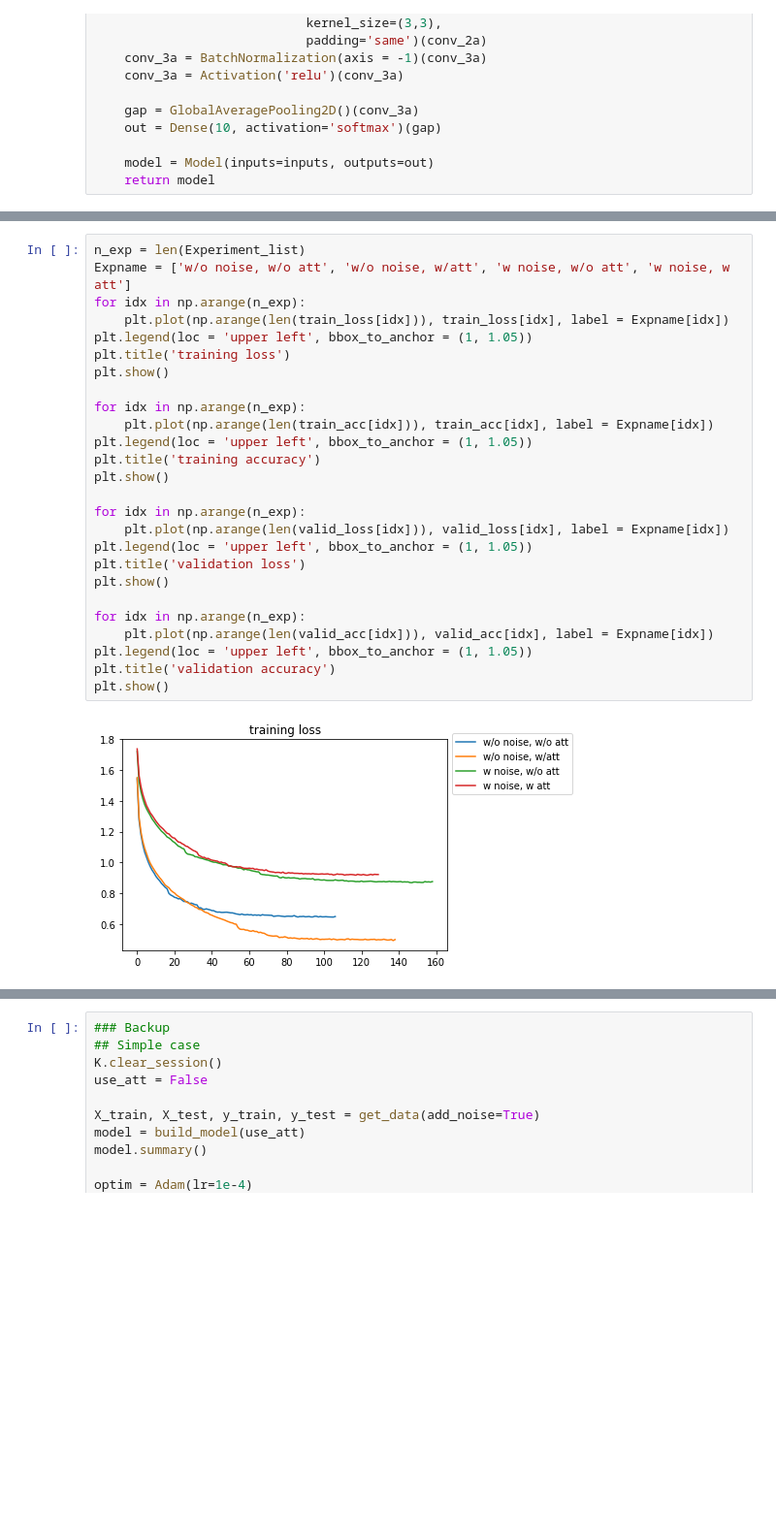
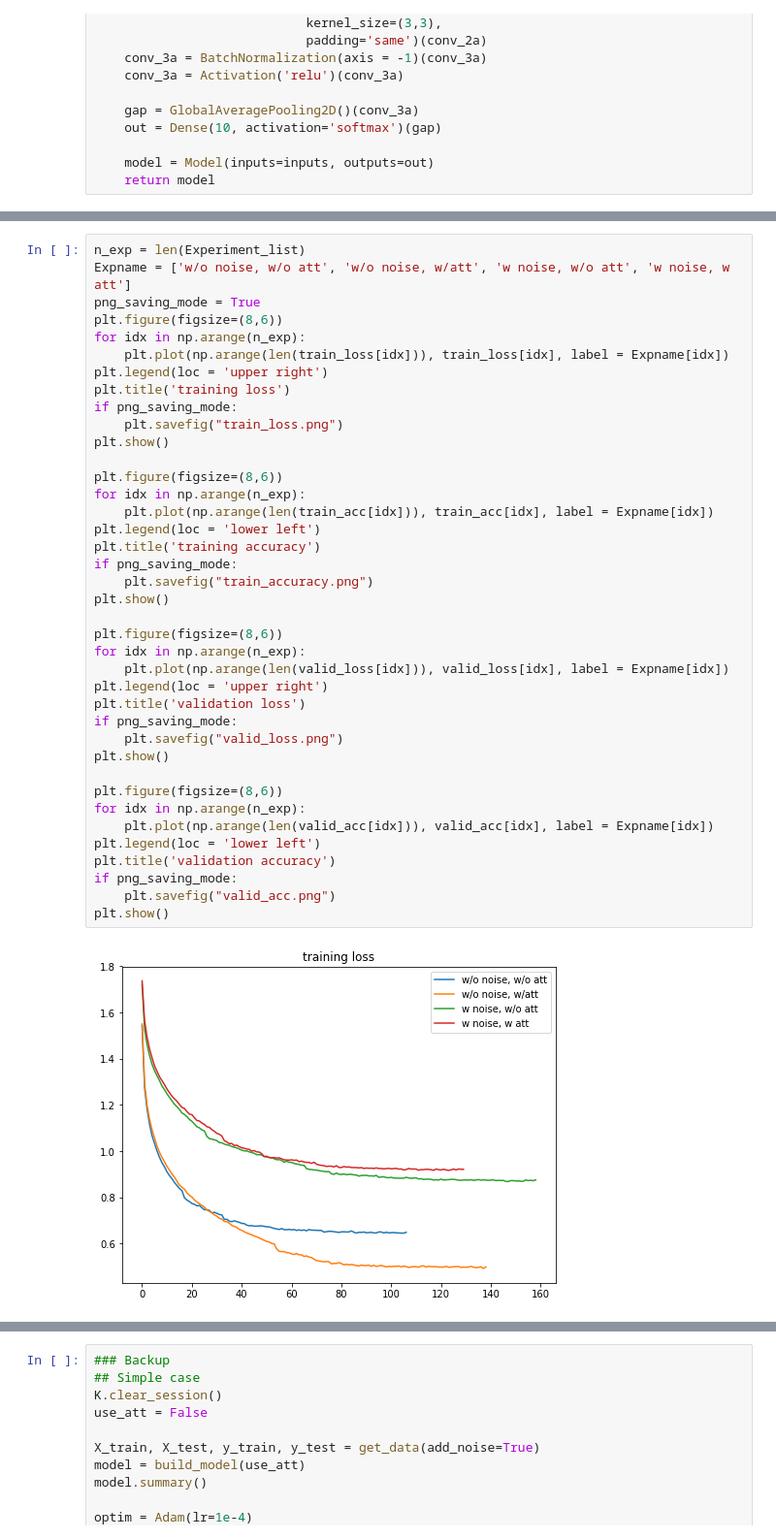
Before and after one commit to vashineyu/deep-learning-experiments, a Jupyter notebook: ImageClassification_with_Attention/simpleAttention_on_simpleNetwork.ipynb, the cells around one changed output, grey strips where cells are left out. Shown at 97% size. Saved outputs shown, nothing was run; the diff lists cells and outputs as text; blank space fills up the shorter version.

```diff
--- a/ImageClassification_with_Attention/simpleAttention_on_simpleNetwork.ipynb
+++ b/ImageClassification_with_Attention/simpleAttention_on_simpleNetwork.ipynb
@@ -168,28 +168,41 @@ All experiments done
 # %%
 n_exp = len(Experiment_list)
 Expname = ['w/o noise, w/o att', 'w/o noise, w/att', 'w noise, w/o att', 'w noise, w att']
+png_saving_mode = True
+plt.figure(figsize=(8,6))
 for idx in np.arange(n_exp):
     plt.plot(np.arange(len(train_loss[idx])), train_loss[idx], label = Expname[idx])
-plt.legend(loc = 'upper left', bbox_to_anchor = (1, 1.05))
+plt.legend(loc = 'upper right')
 plt.title('training loss')
+if png_saving_mode:
+    plt.savefig("train_loss.png")
 plt.show()
 
+plt.figure(figsize=(8,6))
 for idx in np.arange(n_exp):
     plt.plot(np.arange(len(train_acc[idx])), train_acc[idx], label = Expname[idx])
-plt.legend(loc = 'upper left', bbox_to_anchor = (1, 1.05))
+plt.legend(loc = 'lower left')
 plt.title('training accuracy')
+if png_saving_mode:
+    plt.savefig("train_accuracy.png")
 plt.show()
 
+plt.figure(figsize=(8,6))
 for idx in np.arange(n_exp):
     plt.plot(np.arange(len(valid_loss[idx])), valid_loss[idx], label = Expname[idx])
-plt.legend(loc = 'upper left', bbox_to_anchor = (1, 1.05))
+plt.legend(loc = 'upper right')
 plt.title('validation loss')
+if png_saving_mode:
+    plt.savefig("valid_loss.png")
 plt.show()
 
+plt.figure(figsize=(8,6))
 for idx in np.arange(n_exp):
     plt.plot(np.arange(len(valid_acc[idx])), valid_acc[idx], label = Expname[idx])
-plt.legend(loc = 'upper left', bbox_to_anchor = (1, 1.05))
+plt.legend(loc = 'lower left')
 plt.title('validation accuracy')
+if png_saving_mode:
+    plt.savefig("valid_acc.png")
 plt.show()
 # %% [output]
-[figure, old version]
+[figure, new version]
```
Also changed, not shown: parts of 1 cell of this notebook, 4 other files.
